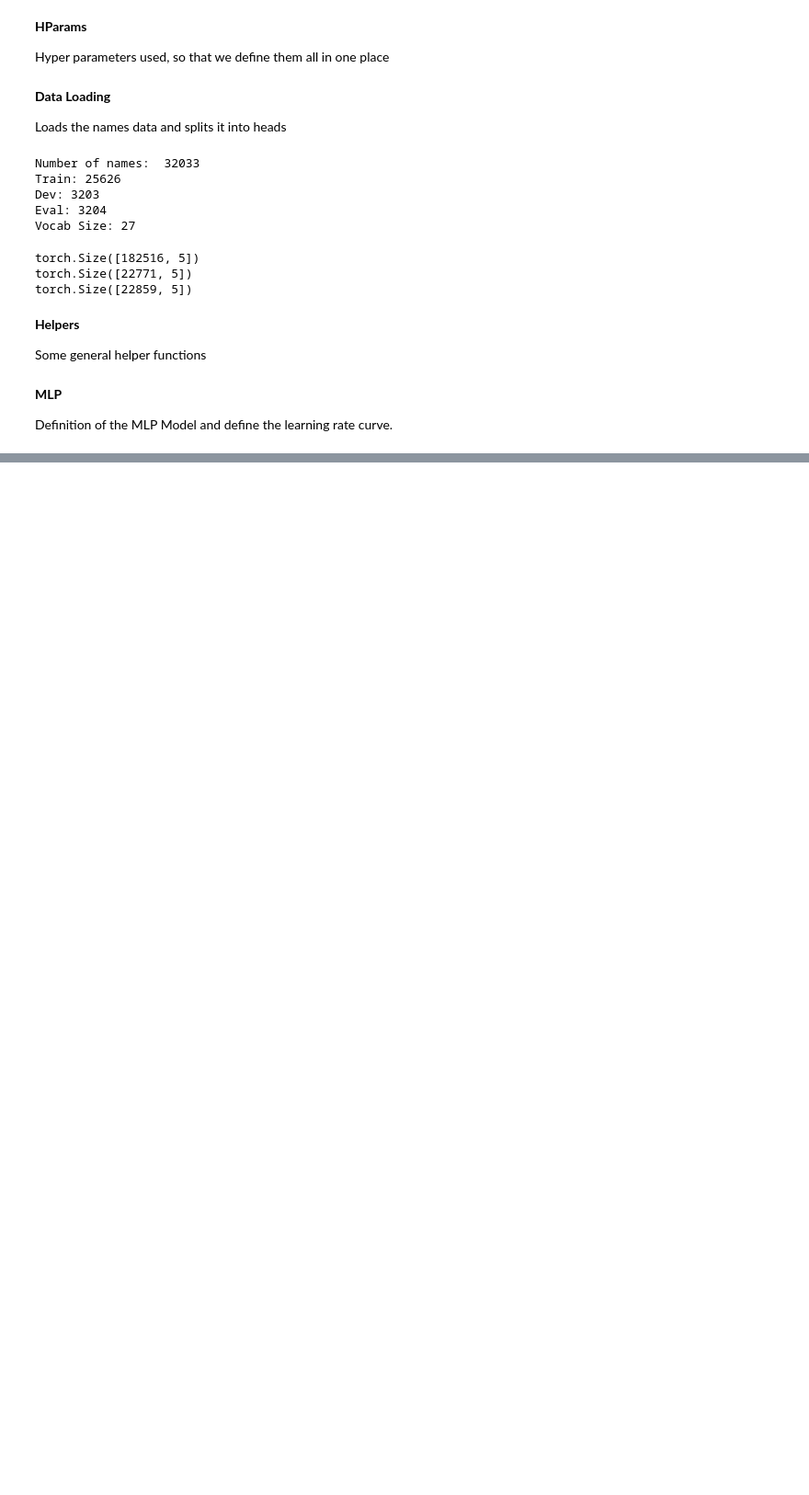
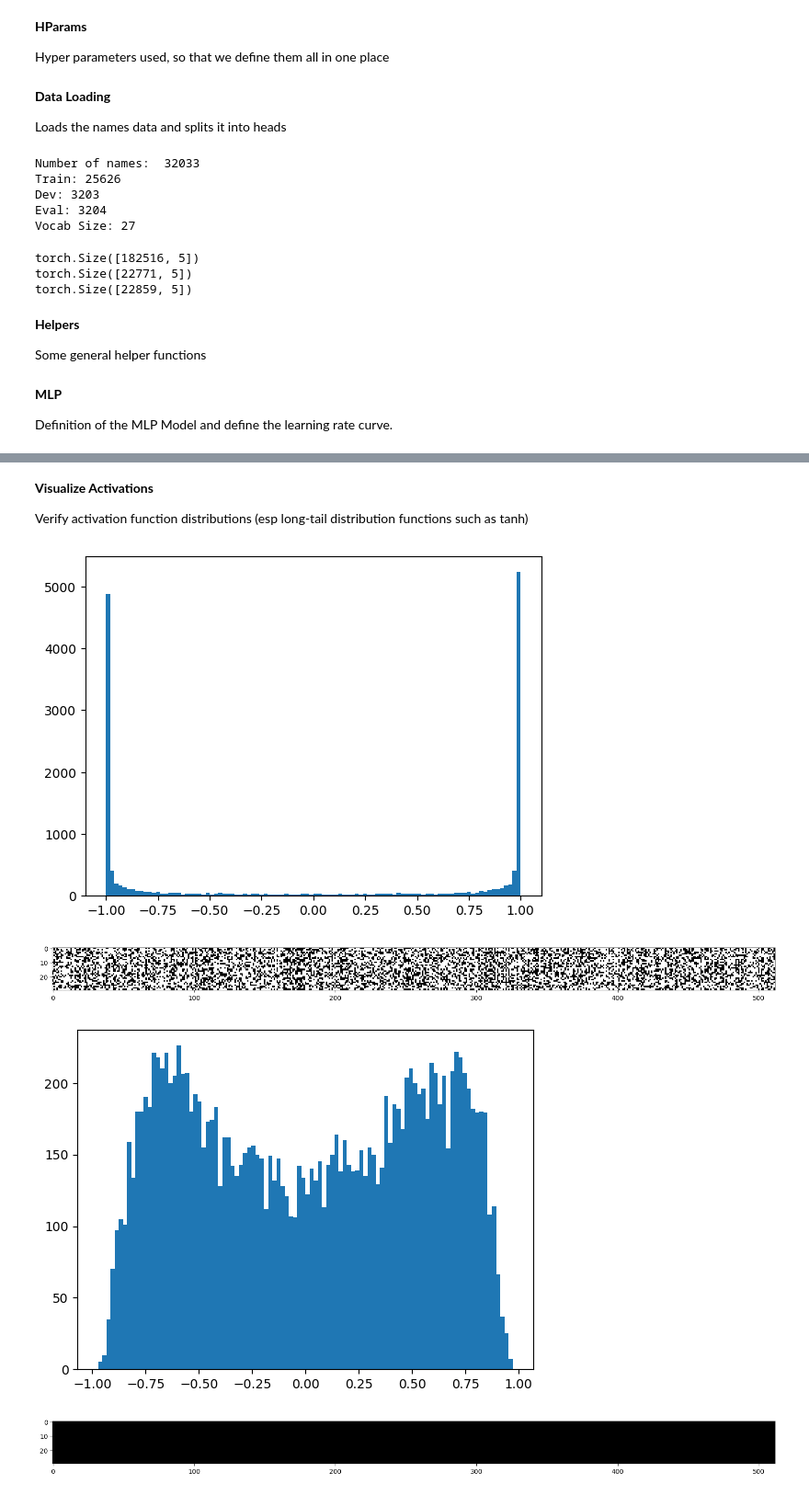
Before and after one commit to felixnext/ml-papers, a Jupyter notebook: basics/makemore_02.ipynb, the cells around one changed output, grey strips where cells are left out. Shown at 92% size. Cells and saved outputs as stored; diff of their text form; code cells hidden in the pictures; blank space fills up the shorter version.

```diff
--- a/basics/makemore_02.ipynb
+++ b/basics/makemore_02.ipynb
@@ -360,0 +494,31 @@ Epoch 9 - Train Loss: 2.167180299758911 - Test Loss: 2.1780412197113037
+# %% [markdown]
+**Visualize Activations**
+
+Verify activation function distributions (esp long-tail distribution functions such as tanh)
+# %%
+def visualize_activation(model: nn.Module, train_X: torch.Tensor, bins: int=100):
+    # perform a forward pass
+    probs, layer_data = model(train_X)
+
+    # compute the results
+    act_list = layer_data.view(-1).detach().numpy()
+    plt.hist(act_list, bins=bins)
+    plt.show()
+
+    # also do advanced visualization
+    fig = plt.figure(figsize=(20, 10))
+    ax = fig.add_subplot(111)
+    ax.imshow(layer_data.abs() > 0.99, cmap="gray")
+    plt.show()
+
+
+visualize_activation(uni_model, train_X[:30])
+# create he init
+he_model = create_model()
+init_weights(he_model, he_init)
+visualize_activation(he_model, train_X[:30])
+# %% [output]
+[figure, added]
+[figure, added]
+[figure, added]
+[figure, added]
```
Also changed, not shown: parts of 14 cells of this notebook.
